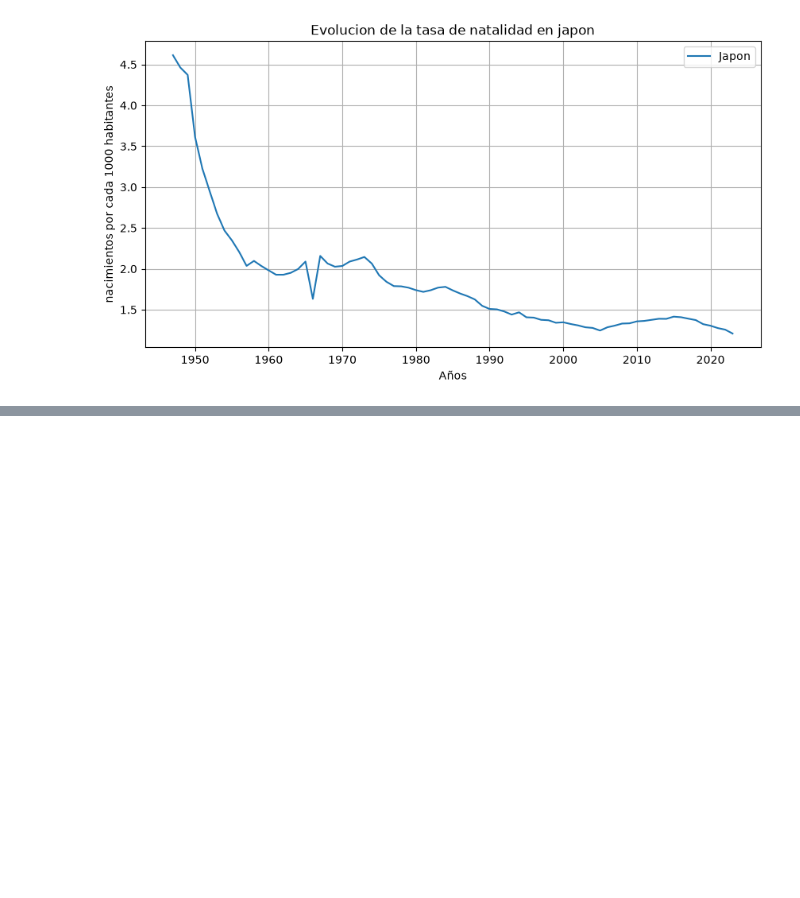
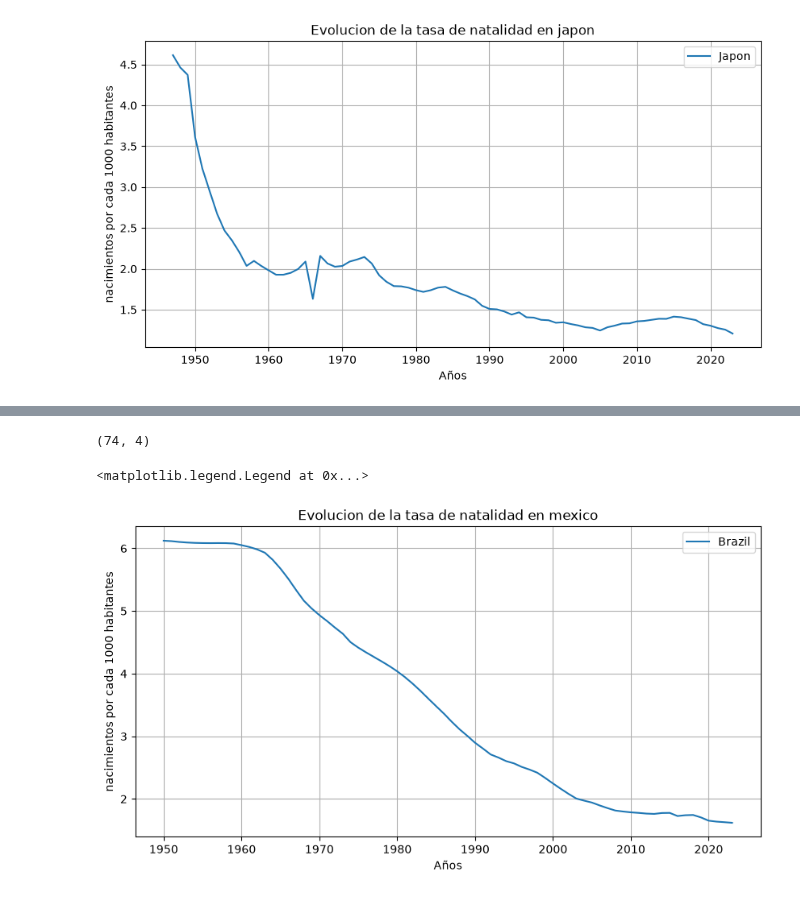
Before and after one commit to sebastianhernandez206/Big_Data, a Jupyter notebook: U1_1_Probabilidad_estadistica/notebooks/03_fertility_rate.ipynb, the cells around one changed output, grey strips where cells are left out. Drawn from its saved outputs; the diff is of its cells as text; code cells hidden in the pictures; blank space fills up the shorter version.

```diff
--- a/U1_1_Probabilidad_estadistica/notebooks/03_fertility_rate.ipynb
+++ b/U1_1_Probabilidad_estadistica/notebooks/03_fertility_rate.ipynb
@@ -111,0 +189,3 @@ plt.legend()
+# %%
+Brazil = df[df["entity"] == "Brazil"]
+print(Brazil)
@@ -111,0 +207,7 @@ plt.legend()
+# %%
+anios_brazil = Brazil["year"].to_numpy()
+tasa_brazil =Brazil["fertility_rate_hist"].to_numpy()
+# %%
+Brazil.shape
+# %% [output]
+(74, 4)
@@ -111,0 +219,16 @@ plt.legend()
+# %%
+plt.figure(figsize=(10,5))
+plt.plot(
+    anios_brazil,
+    tasa_brazil,
+    label="Brazil"
+)
+
+plt.title("Evolucion de la tasa de natalidad en mexico")
+plt.xlabel("Años")
+plt.ylabel("nacimientos por cada 1000 habitantes")
+plt.grid(True)
+plt.legend()
+# %% [output]
+<matplotlib.legend.Legend at 0x...>
+[figure, added]
```
Also changed, not shown: parts of 16 cells of this notebook.
